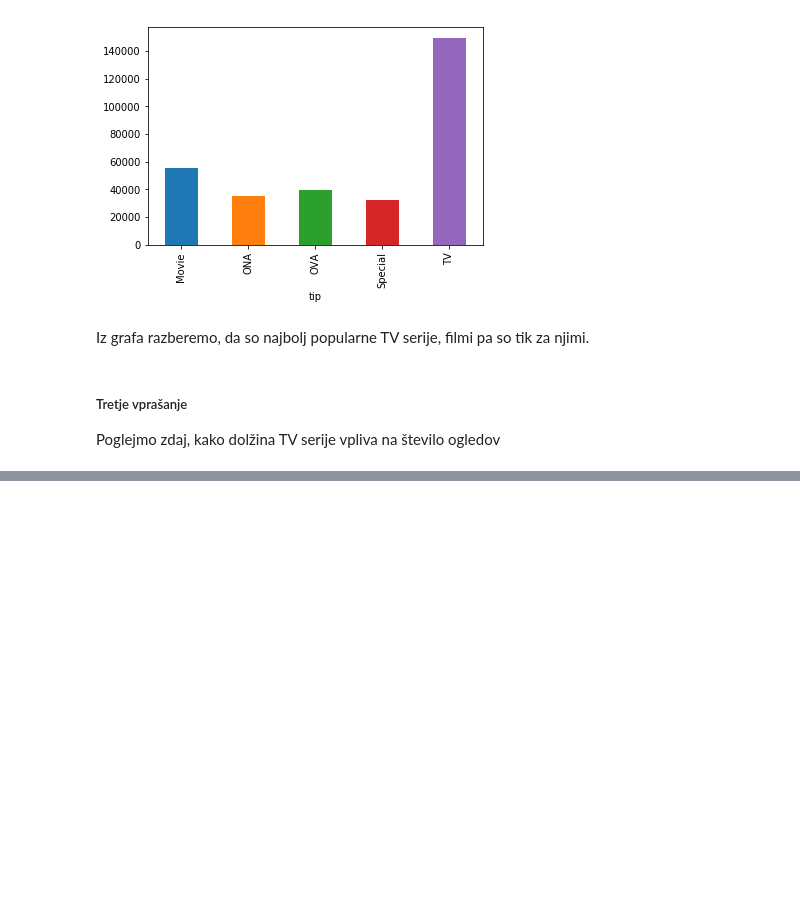
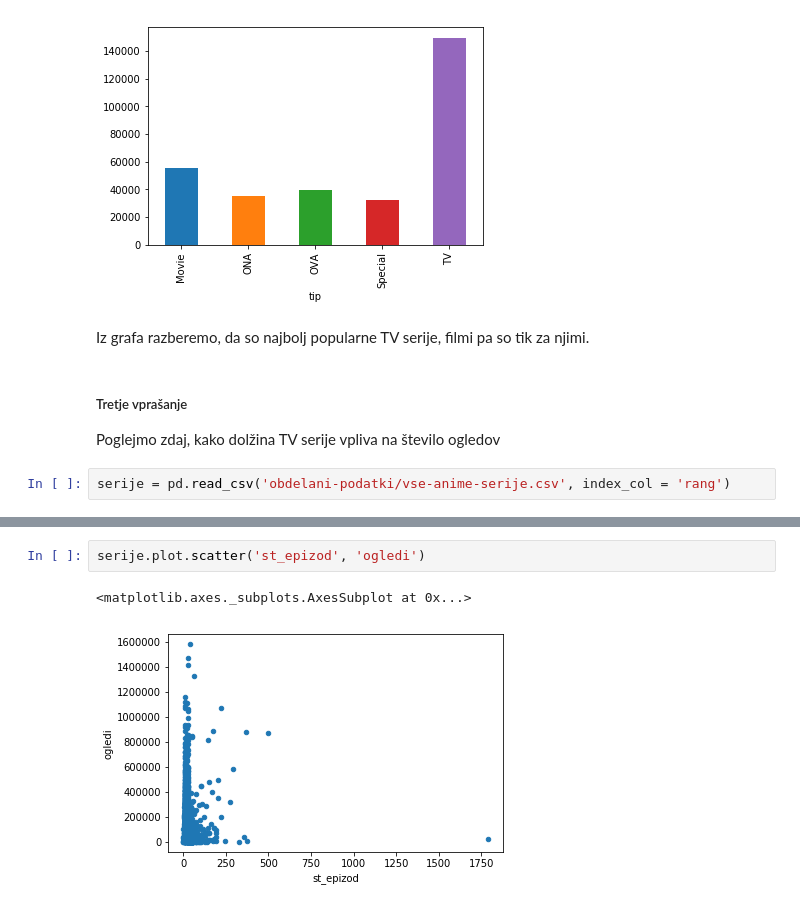
Before and after one commit to TheJim123/Programiranje-1-projektna, a Jupyter notebook: Projektna/Projekt.ipynb, the cells around one changed output, grey strips where cells are left out. Drawn from its saved outputs; the diff is of its cells as text; blank space fills up the shorter version.

```diff
--- a/Projektna/Projekt.ipynb
+++ b/Projektna/Projekt.ipynb
@@ -241,3 +241,5 @@ Iz grafa razberemo, da so najbolj popularne TV serije, filmi pa so tik za njimi.
 # %% [markdown]
 ##### Tretje vprašanje
 Poglejmo zdaj, kako dolžina TV serije vpliva na število ogledov
+# %%
+serije = pd.read_csv('obdelani-podatki/vse-anime-serije.csv', index_col = 'rang')
@@ -243,0 +268,5 @@ Poglejmo zdaj, kako dolžina TV serije vpliva na število ogledov
+# %%
+serije.plot.scatter('st_epizod', 'ogledi')
+# %% [output]
+<matplotlib.axes._subplots.AxesSubplot at 0x...>
+[figure, added]
```
Also changed, not shown: parts of 8 cells of this notebook, 1 other file.
